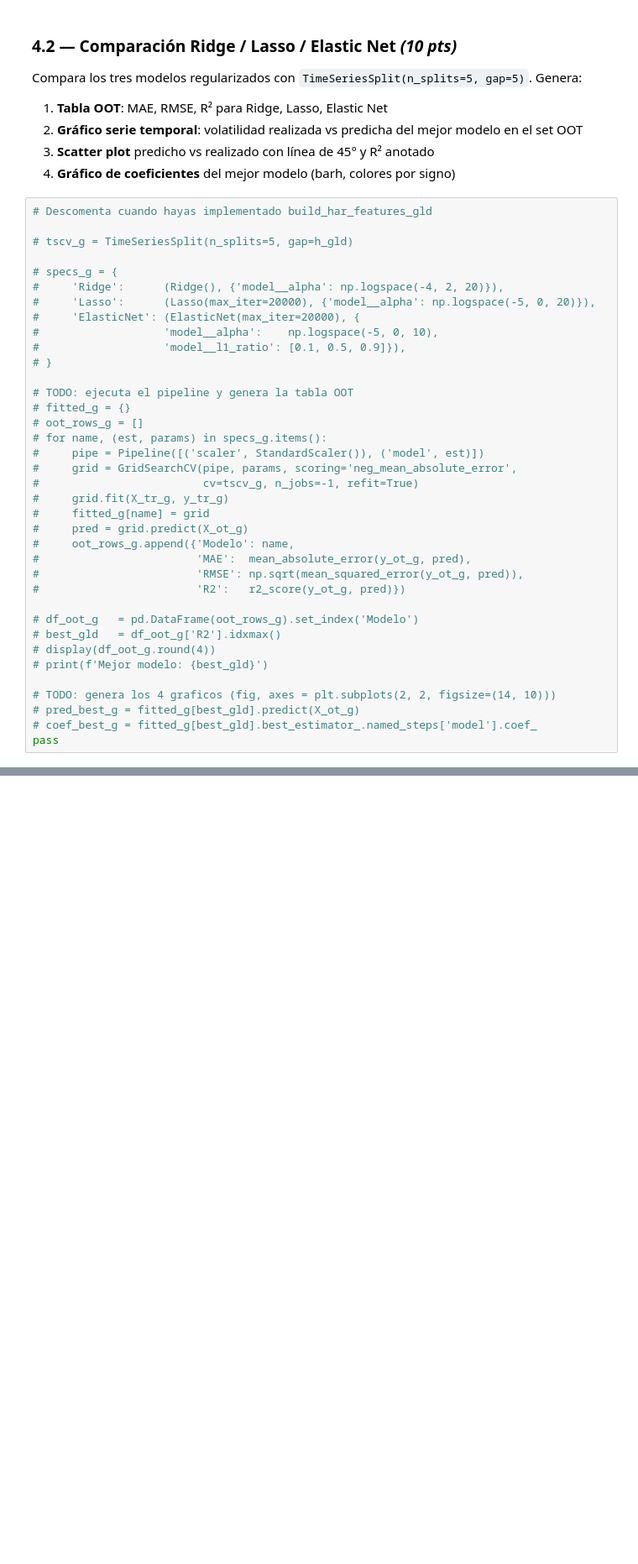
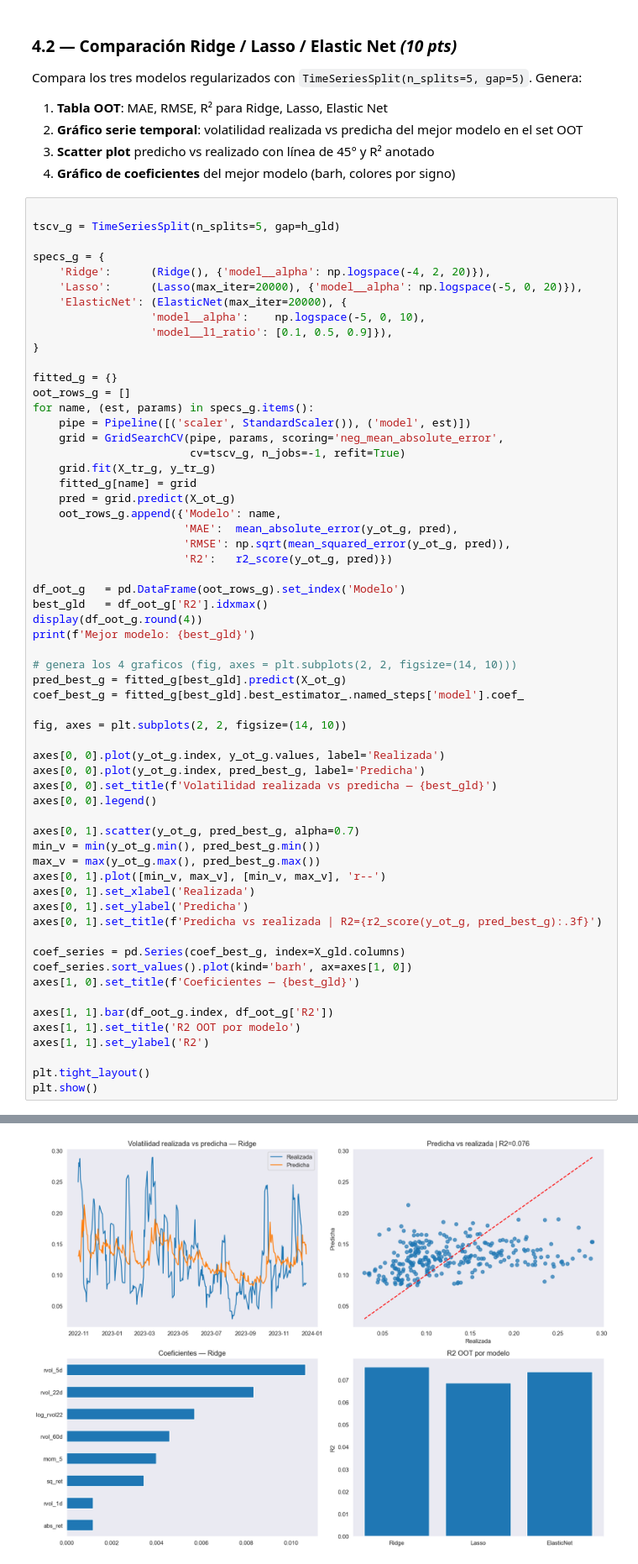
Before and after one commit to Vyena/ml_finance_teixeiradossantos, a Jupyter notebook: notebooks/hw04.ipynb, the cells around one changed output, grey strips where cells are left out. Shown at 84% size. Cells and saved outputs as stored; diff of their text form; blank space fills up the shorter version.

```diff
--- a/notebooks/hw04.ipynb
+++ b/notebooks/hw04.ipynb
@@ -789,39 +789,63 @@ Compara los tres modelos regularizados con `TimeSeriesSplit(n_splits=5, gap=5)`.
 3. **Scatter plot** predicho vs realizado con línea de 45° y R² anotado
 4. **Gráfico de coeficientes** del mejor modelo (barh, colores por signo)
 # %%
-# Descomenta cuando hayas implementado build_har_features_gld
 
-# tscv_g = TimeSeriesSplit(n_splits=5, gap=h_gld)
+tscv_g = TimeSeriesSplit(n_splits=5, gap=h_gld)
 
-# specs_g = {
-#     'Ridge':      (Ridge(), {'model__alpha': np.logspace(-4, 2, 20)}),
-#     'Lasso':      (Lasso(max_iter=20000), {'model__alpha': np.logspace(-5, 0, 20)}),
-#     'ElasticNet': (ElasticNet(max_iter=20000), {
-#                   'model__alpha':    np.logspace(-5, 0, 10),
-#                   'model__l1_ratio': [0.1, 0.5, 0.9]}),
-# }
+specs_g = {
+    'Ridge':      (Ridge(), {'model__alpha': np.logspace(-4, 2, 20)}),
+    'Lasso':      (Lasso(max_iter=20000), {'model__alpha': np.logspace(-5, 0, 20)}),
+    'ElasticNet': (ElasticNet(max_iter=20000), {
+                  'model__alpha':    np.logspace(-5, 0, 10),
+                  'model__l1_ratio': [0.1, 0.5, 0.9]}),
+}
 
-# TODO: ejecuta el pipeline y genera la tabla OOT
-# fitted_g = {}
-# oot_rows_g = []
-# for name, (est, params) in specs_g.items():
-#     pipe = Pipeline([('scaler', StandardScaler()), ('model', est)])
-#     grid = GridSearchCV(pipe, params, scoring='neg_mean_absolute_error',
-#                         cv=tscv_g, n_jobs=-1, refit=True)
-#     grid.fit(X_tr_g, y_tr_g)
-#     fitted_g[name] = grid
-#     pred = grid.predict(X_ot_g)
-#     oot_rows_g.append({'Modelo': name,
-#                        'MAE':  mean_absolute_error(y_ot_g, pred),
-#                        'RMSE': np.sqrt(mean_squared_error(y_ot_g, pred)),
-#                        'R2':   r2_score(y_ot_g, pred)})
+fitted_g = {}
+oot_rows_g = []
+for name, (est, params) in specs_g.items():
+    pipe = Pipeline([('scaler', StandardScaler()), ('model', est)])
+    grid = GridSearchCV(pipe, params, scoring='neg_mean_absolute_error',
+                        cv=tscv_g, n_jobs=-1, refit=True)
+    grid.fit(X_tr_g, y_tr_g)
+    fitted_g[name] = grid
+    pred = grid.predict(X_ot_g)
+    oot_rows_g.append({'Modelo': name,
+                       'MAE':  mean_absolute_error(y_ot_g, pred),
+                       'RMSE': np.sqrt(mean_squared_error(y_ot_g, pred)),
+                       'R2':   r2_score(y_ot_g, pred)})
 
-# df_oot_g   = pd.DataFrame(oot_rows_g).set_index('Modelo')
-# best_gld   = df_oot_g['R2'].idxmax()
-# display(df_oot_g.round(4))
-# print(f'Mejor modelo: {best_gld}')
+df_oot_g   = pd.DataFrame(oot_rows_g).set_index('Modelo')
+best_gld   = df_oot_g['R2'].idxmax()
+display(df_oot_g.round(4))
+print(f'Mejor modelo: {best_gld}')
 
-# TODO: genera los 4 graficos (fig, axes = plt.subplots(2, 2, figsize=(14, 10)))
-# pred_best_g = fitted_g[best_gld].predict(X_ot_g)
-# coef_best_g = fitted_g[best_gld].best_estimator_.named_steps['model'].coef_
-pass
+# genera los 4 graficos (fig, axes = plt.subplots(2, 2, figsize=(14, 10)))
+pred_best_g = fitted_g[best_gld].predict(X_ot_g)
+coef_best_g = fitted_g[best_gld].best_estimator_.named_steps['model'].coef_
+
+fig, axes = plt.subplots(2, 2, figsize=(14, 10))
+
+axes[0, 0].plot(y_ot_g.index, y_ot_g.values, label='Realizada')
+axes[0, 0].plot(y_ot_g.index, pred_best_g, label='Predicha')
+axes[0, 0].set_title(f'Volatilidad realizada vs predicha — {best_gld}')
+axes[0, 0].legend()
+
+axes[0, 1].scatter(y_ot_g, pred_best_g, alpha=0.7)
+min_v = min(y_ot_g.min(), pred_best_g.min())
+max_v = max(y_ot_g.max(), pred_best_g.max())
+axes[0, 1].plot([min_v, max_v], [min_v, max_v], 'r--')
+axes[0, 1].set_xlabel('Realizada')
+axes[0, 1].set_ylabel('Predicha')
+axes[0, 1].set_title(f'Predicha vs realizada | R2={r2_score(y_ot_g, pred_best_g):.3f}')
+
+coef_series = pd.Series(coef_best_g, index=X_gld.columns)
+coef_series.sort_values().plot(kind='barh', ax=axes[1, 0])
+axes[1, 0].set_title(f'Coeficientes — {best_gld}')
+
+axes[1, 1].bar(df_oot_g.index, df_oot_g['R2'])
+axes[1, 1].set_title('R2 OOT por modelo')
+axes[1, 1].set_ylabel('R2')
+
+plt.tight_layout()
+plt.show()
+# %% [output]
@@ -828,3 +858,4 @@ pass
+[figure, added]
 # %% [markdown]
 ### 4.3 — Position Sizing con Volatilidad Predicha *(7 pts)*
 
```
Also changed, not shown: parts of 1 cell of this notebook.
